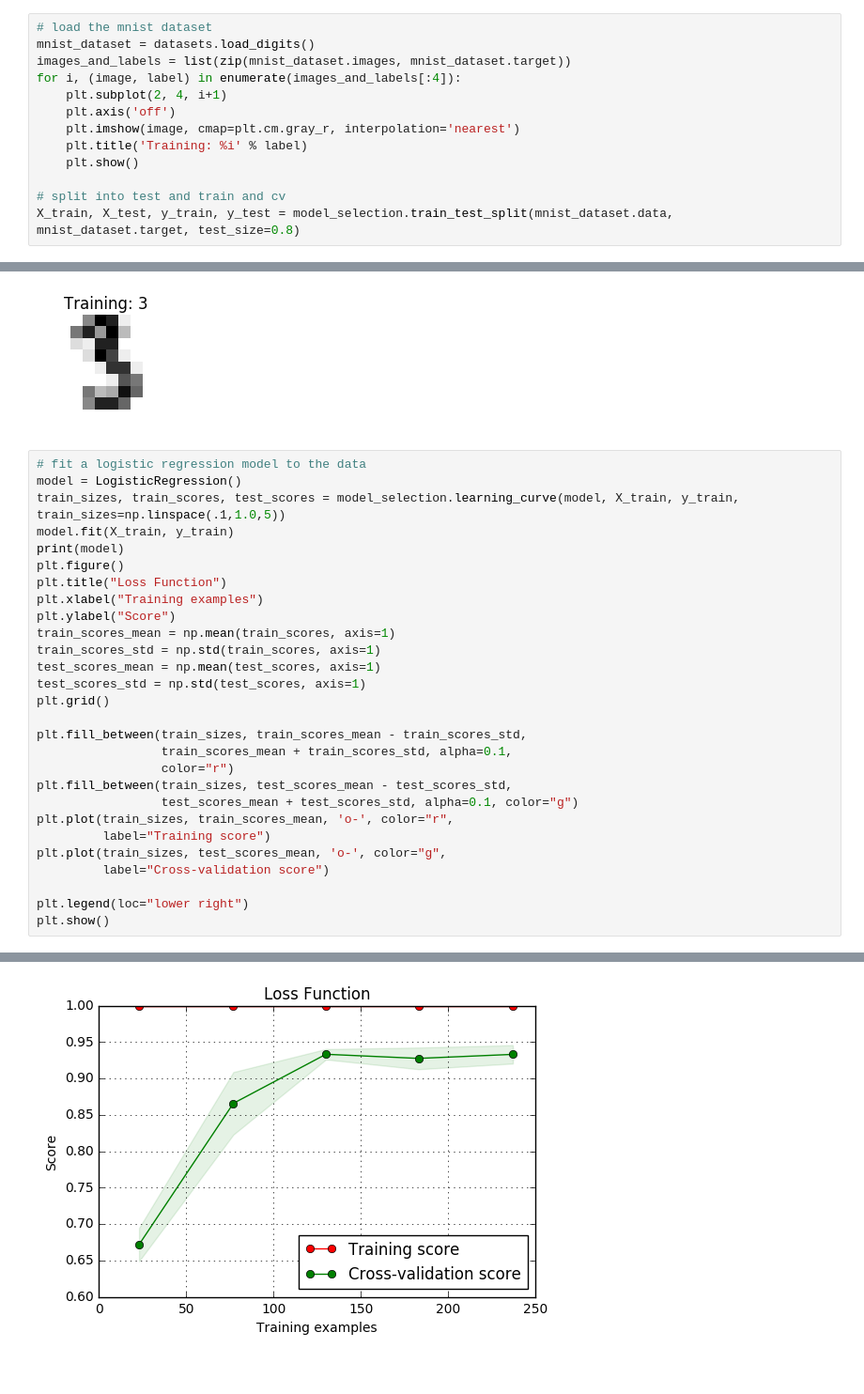
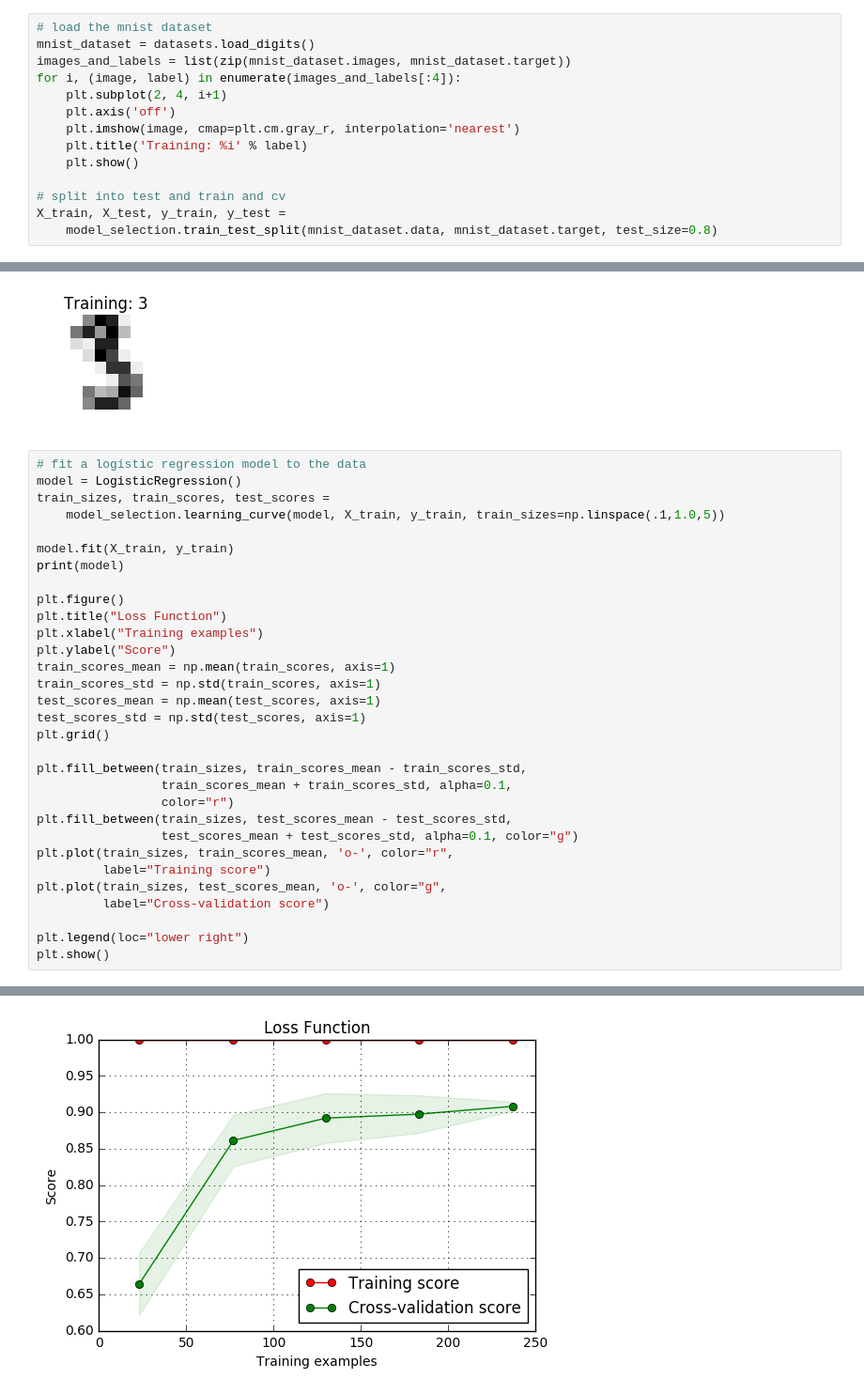
Before and after one commit to uclaacmai/MNIST_tutorial, a Jupyter notebook: classify.ipynb, the cells around one changed output, grey strips where cells are left out. Shown at 94% size. Cells and saved outputs as stored; diff of their text form.

```diff
--- a/classify.ipynb
+++ b/classify.ipynb
@@ -18,7 +18,8 @@ for i, (image, label) in enumerate(images_and_labels[:4]):
     plt.show()
 
 # split into test and train and cv
-X_train, X_test, y_train, y_test = model_selection.train_test_split(mnist_dataset.data, mnist_dataset.target, test_size=0.8)
+X_train, X_test, y_train, y_test =
+    model_selection.train_test_split(mnist_dataset.data, mnist_dataset.target, test_size=0.8)
 # %% [output]
 [figure]
 [figure]
@@ -27,37 +28,40 @@ X_train, X_test, y_train, y_test = model_selection.train_test_split(mnist_datase
 # %%
 # fit a logistic regression model to the data
 model = LogisticRegression()
-train_sizes, train_scores, test_scores = model_selection.learning_curve(model, X_train, y_train, train_sizes=np.linspace(.1,1.0,5))
+train_sizes, train_scores, test_scores =
+    model_selection.learning_curve(model, X_train, y_train, train_sizes=np.linspace(.1,1.0,5))
+
 model.fit(X_train, y_train)
 print(model)
+
 plt.figure()
 plt.title("Loss Function")
 plt.xlabel("Training examples")
 plt.ylabel("Score")
 train_scores_mean = np.mean(train_scores, axis=1)
 train_scores_std = np.std(train_scores, axis=1)
 test_scores_mean = np.mean(test_scores, axis=1)
 test_scores_std = np.std(test_scores, axis=1)
 plt.grid()
 
 plt.fill_between(train_sizes, train_scores_mean - train_scores_std,
                  train_scores_mean + train_scores_std, alpha=0.1,
                  color="r")
 plt.fill_between(train_sizes, test_scores_mean - test_scores_std,
                  test_scores_mean + test_scores_std, alpha=0.1, color="g")
 plt.plot(train_sizes, train_scores_mean, 'o-', color="r",
          label="Training score")
 plt.plot(train_sizes, test_scores_mean, 'o-', color="g",
          label="Cross-validation score")
 
 plt.legend(loc="lower right")
 plt.show()
 # %% [output]
 LogisticRegression(C=1.0, class_weight=None, dual=False, fit_intercept=True,
           intercept_scaling=1, max_iter=100, multi_class='ovr', n_jobs=1,
           penalty='l2', random_state=None, solver='liblinear', tol=0.0001,
           verbose=0, warm_start=False)
-[figure, old version]
+[figure, new version]
 # %%
 # make predictions
 expected = y_test
```
Also changed, not shown: parts of 1 cell of this notebook.
